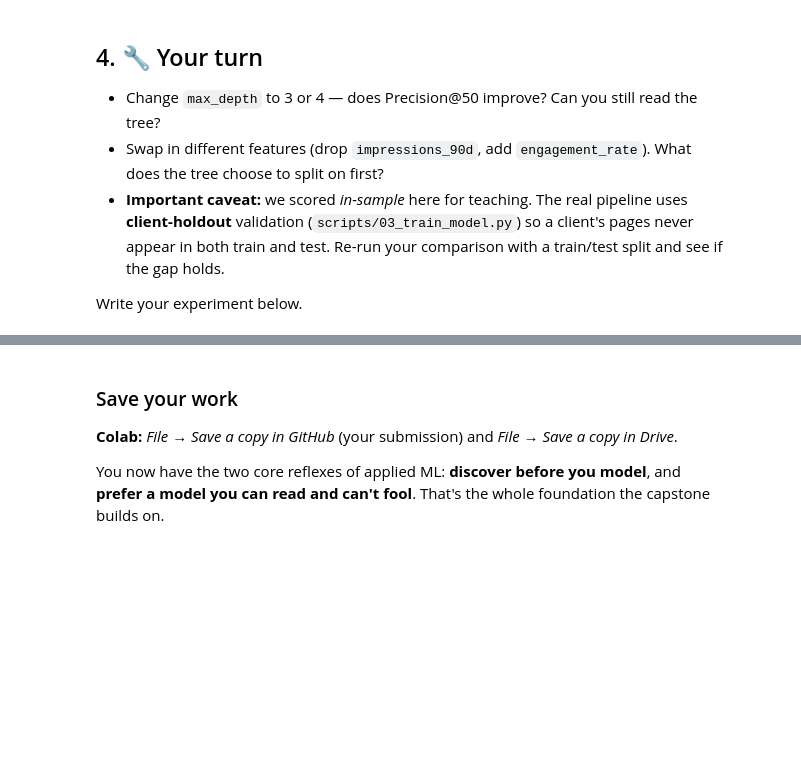
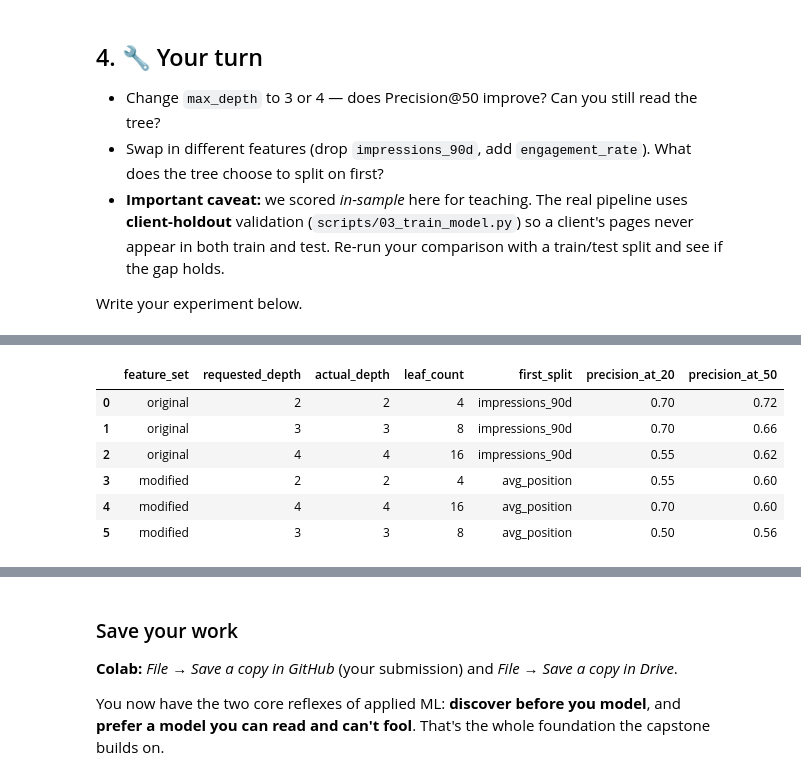
Before and after one commit to NourhanFarag/nourhan-flyrank-ml-internship, a Jupyter notebook: notebooks/02_your_first_readable_model.ipynb, the cells around one changed output, grey strips where cells are left out. Drawn from its saved outputs; the diff is of its cells as text; code cells hidden in the pictures; blank space fills up the shorter version.

```diff
--- a/notebooks/02_your_first_readable_model.ipynb
+++ b/notebooks/02_your_first_readable_model.ipynb
@@ -104,0 +424,96 @@ Write your experiment below.
+# %%
+# Experiment 4: Compare tree depth and feature sets using the same
+# client-holdout split created in Experiment 3.
+#
+# Question:
+# Which combination gives the strongest Precision@50 on unseen clients
+# while remaining reasonably interpretable?
+
+# Define the two feature configurations.
+feature_sets = {
+    "original": {
+        "columns": features,
+        "data": X
+    },
+    "modified": {
+        "columns": modified_features,
+        "data": modified_X
+    }
+}
+
+combined_results = []
+combined_models = {}
+
+# Train depths 2, 3, and 4 for both feature sets.
+for feature_set_name, feature_info in feature_sets.items():
+    feature_columns = feature_info["columns"]
+    feature_data = feature_info["data"]
+
+    # Use the exact same client-holdout rows for every model,
+    # making the comparisons consistent.
+    current_X_train = feature_data.iloc[train_index]
+    current_X_test = feature_data.iloc[test_index]
+
+    for max_depth in [2, 3, 4]:
+        model = DecisionTreeClassifier(
+            max_depth=max_depth,
+            class_weight="balanced",
+            random_state=42
+        )
+
+        model.fit(current_X_train, y_train)
+
+        # Rank only pages from unseen test clients.
+        test_scores = model.predict_proba(current_X_test)[:, 1]
+
+        # Identify the feature used in the first split.
+        root_feature_index = model.tree_.feature[0]
+        first_split_feature = feature_columns[root_feature_index]
+
+        model_name = f"{feature_set_name}_depth_{max_depth}"
+        combined_models[model_name] = model
+
+        combined_results.append({
+            "feature_set": feature_set_name,
+            "requested_depth": max_depth,
+            "actual_depth": model.get_depth(),
+            "leaf_count": model.get_n_leaves(),
+            "first_split": first_split_feature,
+            "precision_at_20": precision_at_k(
+                test_scores,
+                y_test,
+                20
+            ),
+            "precision_at_50": precision_at_k(
+                test_scores,
+                y_test,
+                50
+            )
+        })
+
+# Convert the collected results into a readable table.
+combined_results_df = pd.DataFrame(combined_results)
+
+# Round the evaluation metrics for display.
+combined_results_df[["precision_at_20", "precision_at_50"]] = (
+    combined_results_df[
+        ["precision_at_20", "precision_at_50"]
+    ].round(3)
+)
+
+# Rank primarily by Precision@50, then by fewer leaves
+# when performance is tied.
+combined_results_df = combined_results_df.sort_values(
+    ["precision_at_50", "leaf_count"],
+    ascending=[False, True]
+).reset_index(drop=True)
+
+combined_results_df
+# %% [output]
+|  | feature_set | requested_depth | actual_depth | leaf_count | first_split | precision_at_20 | precision_at_50 |
+| 0 | original | 2 | 2 | 4 | impressions_90d | 0.70 | 0.72 |
+| 1 | original | 3 | 3 | 8 | impressions_90d | 0.70 | 0.66 |
+| 2 | original | 4 | 4 | 16 | impressions_90d | 0.55 | 0.62 |
+| 3 | modified | 2 | 2 | 4 | avg_position | 0.55 | 0.60 |
+| 4 | modified | 4 | 4 | 16 | avg_position | 0.70 | 0.60 |
+| 5 | modified | 3 | 3 | 8 | avg_position | 0.50 | 0.56 |
```
Also changed, not shown: parts of 13 cells of this notebook.
